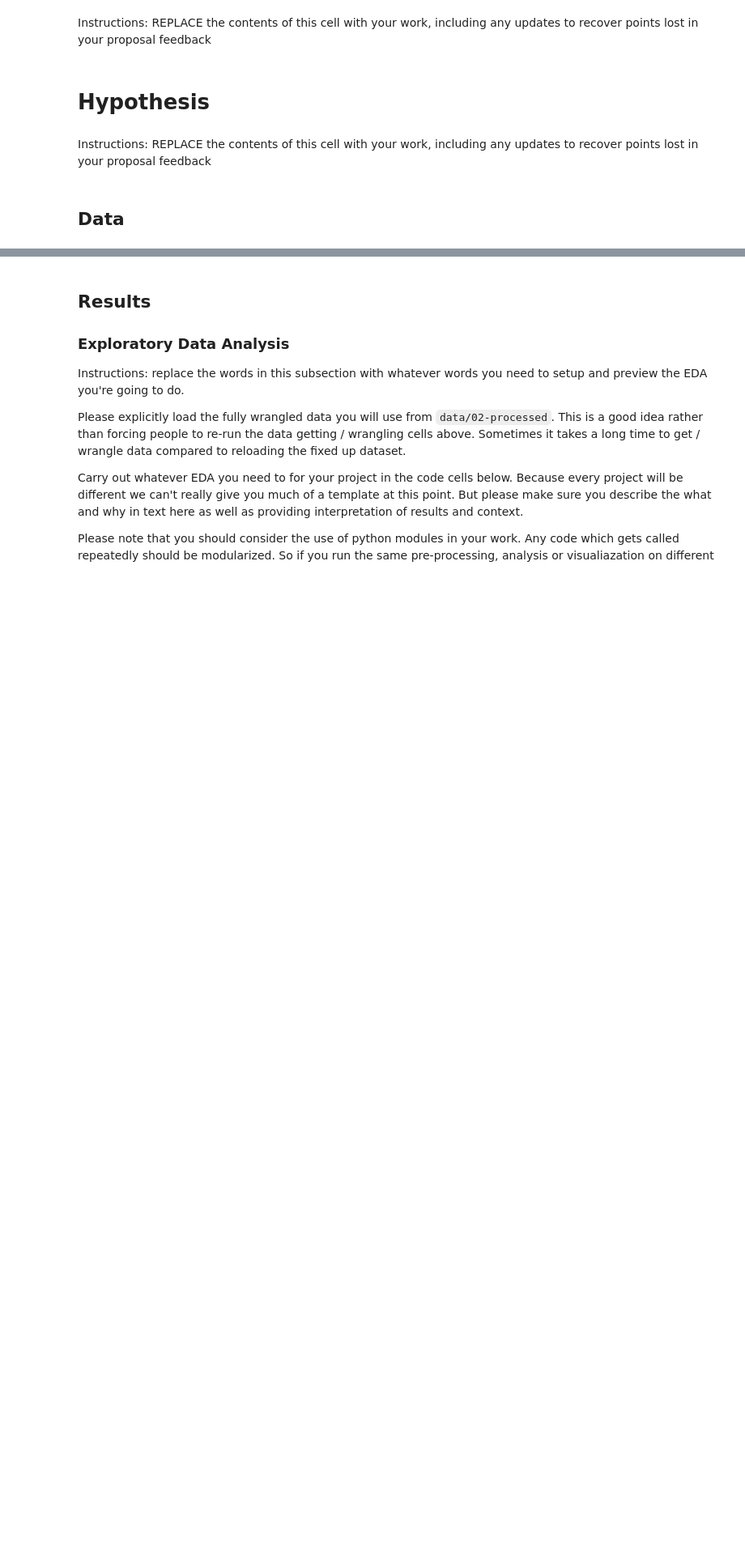
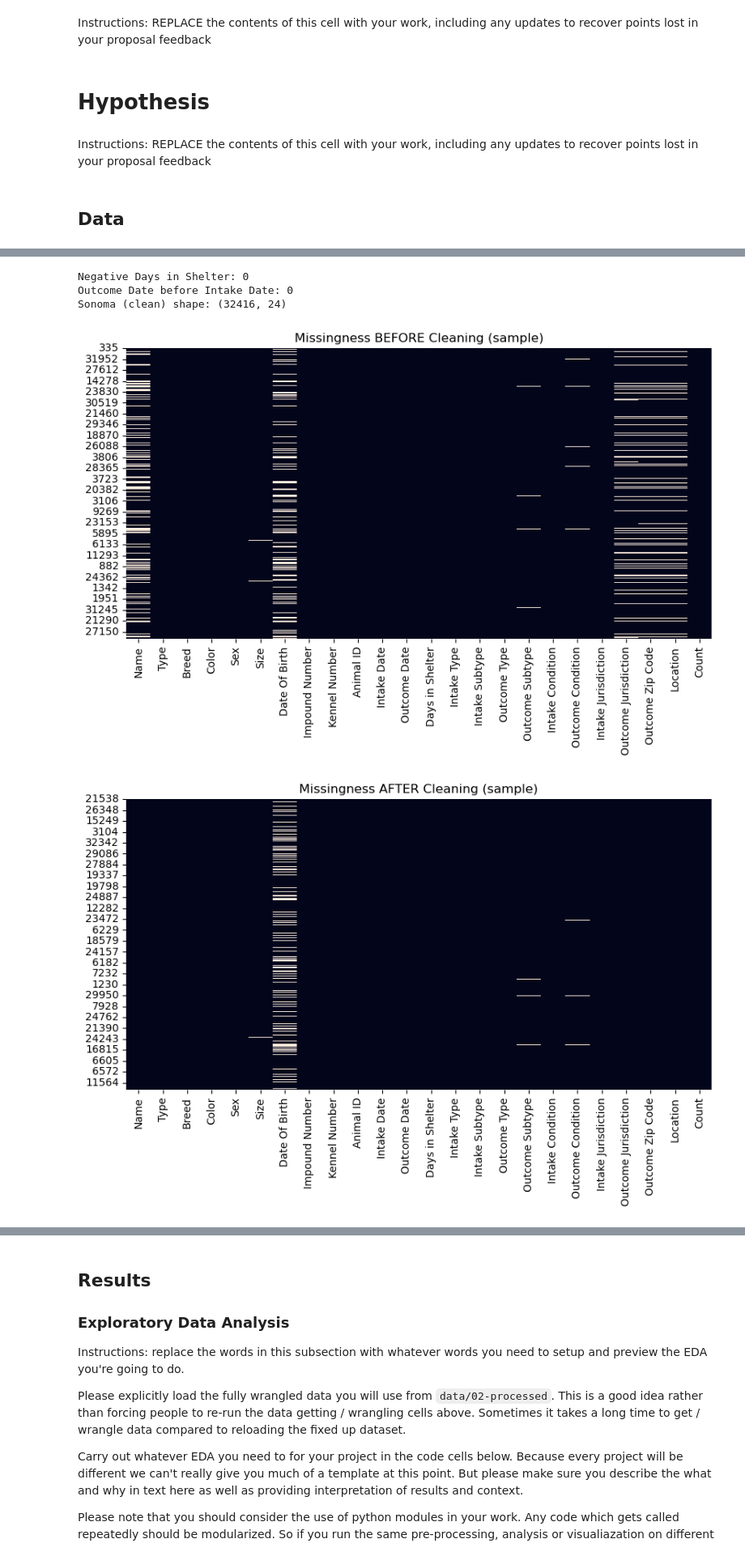
Before and after one commit to COGS108/Group143_WI26, a Jupyter notebook: 02-EDACheckpoint.ipynb, the cells around one changed output, grey strips where cells are left out. Shown at 81% size. Cells and saved outputs as stored; diff of their text form; code cells hidden in the pictures; blank space fills up the shorter version.

```diff
--- a/02-EDACheckpoint.ipynb
+++ b/02-EDACheckpoint.ipynb
@@ -97,0 +383,75 @@ Instructions: REPLACE the contents of this cell and the one below with your work
+# %%
+import pandas as pd
+import numpy as np
+import os
+import matplotlib.pyplot as plt
+import seaborn as sns
+
+# Load raw dataset
+sonoma_raw = pd.read_csv("data/00-raw/sonoma-california-intake-outtakes.csv")
+sonoma = sonoma_raw.copy()
+
+pd.set_option("display.max_columns", None)
+
+# Basic structure
+print("Sonoma (raw) shape:", sonoma.shape)
+sonoma.info()
+
+# Missingness overview (percent)
+missing_pct = (sonoma.isna().mean() * 100).sort_values(ascending=False)
+display(missing_pct.head(15))
+
+# Missingness patterns for location/jurisdiction/zip by outcome type
+# (helps justify that missingness is structural / related to outcome type)
+zip_missing = pd.crosstab(sonoma["Outcome Type"], sonoma["Outcome Zip Code"].isna(), normalize="index")
+location_missing = pd.crosstab(sonoma["Outcome Type"], sonoma["Location"].isna(), normalize="index")
+juri_missing = pd.crosstab(sonoma["Outcome Type"], sonoma["Outcome Jurisdiction"].isna(), normalize="index")
+
+display(zip_missing)
+display(location_missing)
+display(juri_missing)
+
+# --- Cleaning / Wrangling ---
+
+# Convert columns to datetime / numeric safely
+sonoma["Intake Date"] = pd.to_datetime(sonoma["Intake Date"], errors="coerce")
+sonoma["Outcome Date"] = pd.to_datetime(sonoma["Outcome Date"], errors="coerce")
+sonoma["Days in Shelter"] = pd.to_numeric(sonoma["Days in Shelter"], errors="coerce")
+
+# Logical checks (report counts so we can decide what to do)
+neg_days = (sonoma["Days in Shelter"] < 0).sum()
+outcome_before_intake = (sonoma["Outcome Date"] < sonoma["Intake Date"]).sum()
+print("Negative Days in Shelter:", neg_days)
+print("Outcome Date before Intake Date:", outcome_before_intake)
+
+# Drop rows missing core outcome information (small fraction, central to analysis)
+sonoma = sonoma.dropna(subset=["Outcome Type", "Outcome Date"]).copy()
+
+# Handle structural missingness
+sonoma["Name"] = sonoma["Name"].fillna("Unknown")
+
+# Zip/jurisdiction/location are often not applicable depending on outcome type
+sonoma["Outcome Zip Code"] = sonoma["Outcome Zip Code"].fillna(-1)
+sonoma["Outcome Jurisdiction"] = sonoma["Outcome Jurisdiction"].fillna("Not Applicable")
+sonoma["Location"] = sonoma["Location"].fillna("Not Recorded")
+
+# Date of Birth often unknown; keep as NaT instead of dropping rows
+sonoma["Date Of Birth"] = pd.to_datetime(sonoma["Date Of Birth"], errors="coerce")
+
+print("Sonoma (clean) shape:", sonoma.shape)
+
+# Save cleaned dataset
+os.makedirs("data/02-processed", exist_ok=True)
+sonoma.to_csv("data/02-processed/sonoma_clean.csv", index=False)
+
+# --- Missingness visualization (sample for readability) ---
+plt.figure(figsize=(10, 5))
+sns.heatmap(sonoma_raw.sample(2000, random_state=0).isna(), cbar=False)
+plt.title("Missingness BEFORE Cleaning (sample)")
+plt.show()
+
+plt.figure(figsize=(10, 5))
+sns.heatmap(sonoma.sample(2000, random_state=0).isna(), cbar=False)
+plt.title("Missingness AFTER Cleaning (sample)")
+plt.show()
+# %% [output]
@@ -97,0 +527,5 @@ Instructions: REPLACE the contents of this cell and the one below with your work
+Negative Days in Shelter: 0
+Outcome Date before Intake Date: 0
+Sonoma (clean) shape: (32416, 24)
+[figure, added]
+[figure, added]
```
Also changed, not shown: parts of 19 cells of this notebook, 1 other file.
